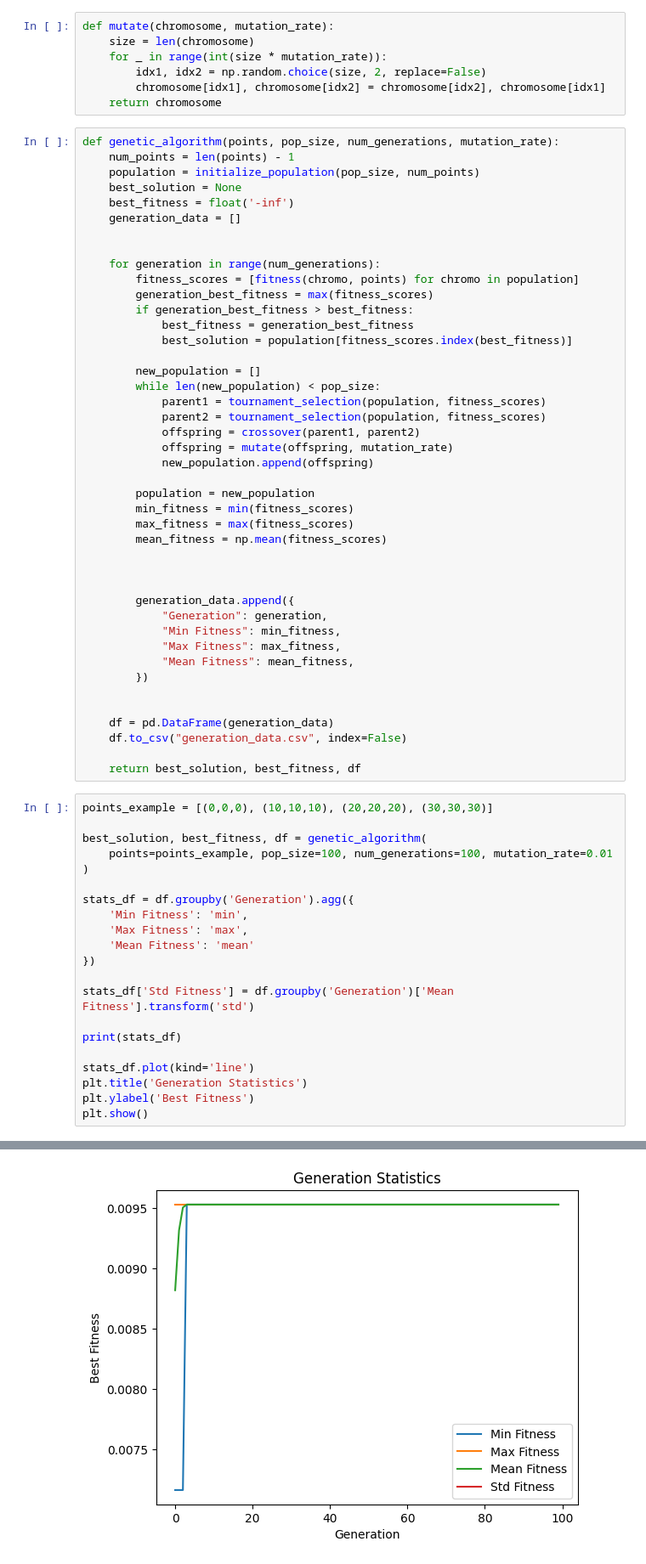
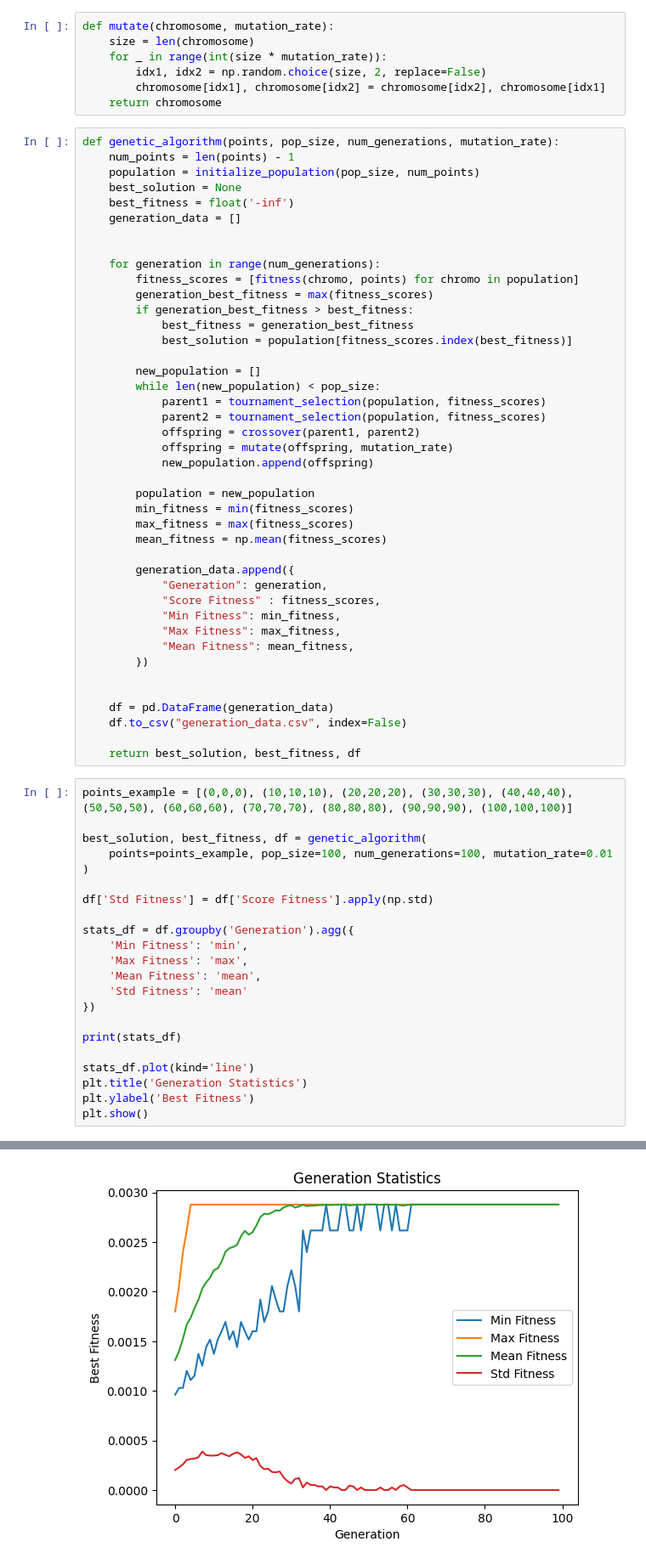
Before and after one commit to pedrxlz/inteligencia-artificial-av2, a Jupyter notebook: problema-dominio-discreto.ipynb, the cells around one changed output, grey strips where cells are left out. Shown at 85% size. Cells and saved outputs as stored; diff of their text form.

```diff
--- a/problema-dominio-discreto.ipynb
+++ b/problema-dominio-discreto.ipynb
@@ -76,10 +76,9 @@ def genetic_algorithm(points, pop_size, num_generations, mutation_rate):
         max_fitness = max(fitness_scores)
         mean_fitness = np.mean(fitness_scores)
 
-
-
         generation_data.append({
             "Generation": generation,
+            "Score Fitness" : fitness_scores,
             "Min Fitness": min_fitness,
             "Max Fitness": max_fitness,
             "Mean Fitness": mean_fitness,
@@ -91,19 +90,20 @@ def genetic_algorithm(points, pop_size, num_generations, mutation_rate):
 
     return best_solution, best_fitness, df
 # %%
-points_example = [(0,0,0), (10,10,10), (20,20,20), (30,30,30)]
+points_example = [(0,0,0), (10,10,10), (20,20,20), (30,30,30), (40,40,40), (50,50,50), (60,60,60), (70,70,70), (80,80,80), (90,90,90), (100,100,100)]
 
 best_solution, best_fitness, df = genetic_algorithm(
     points=points_example, pop_size=100, num_generations=100, mutation_rate=0.01
 )
 
+df['Std Fitness'] = df['Score Fitness'].apply(np.std)
+
 stats_df = df.groupby('Generation').agg({
     'Min Fitness': 'min',
     'Max Fitness': 'max',
-    'Mean Fitness': 'mean'
+    'Mean Fitness': 'mean',
+    'Std Fitness': 'mean'
 })
-
-stats_df['Std Fitness'] = df.groupby('Generation')['Mean Fitness'].transform('std')
 
 print(stats_df)
 
@@ -128,3 +128,3 @@ Generation
 
 [100 rows x 4 columns]
-[figure, old version]
+[figure, new version]
```
Also changed, not shown: parts of 1 cell of this notebook, 3 other files.
